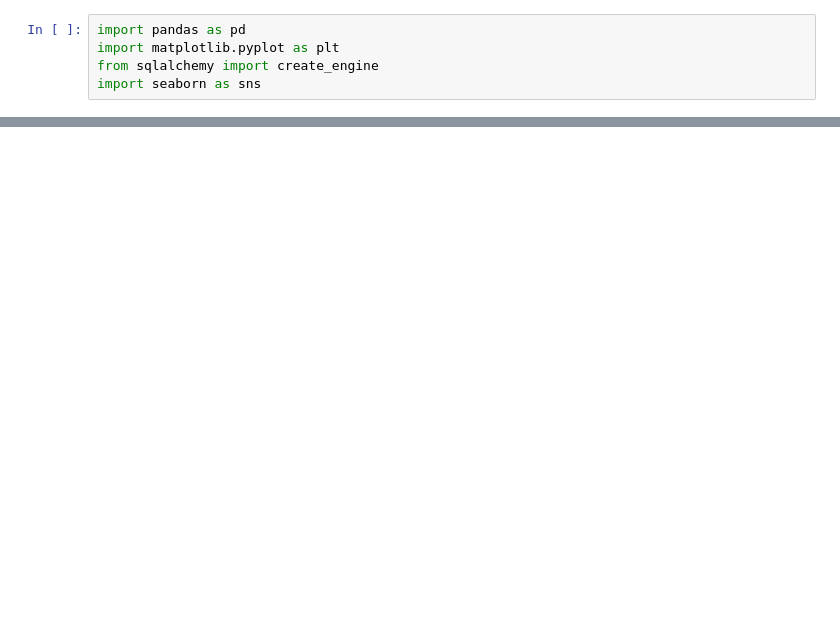
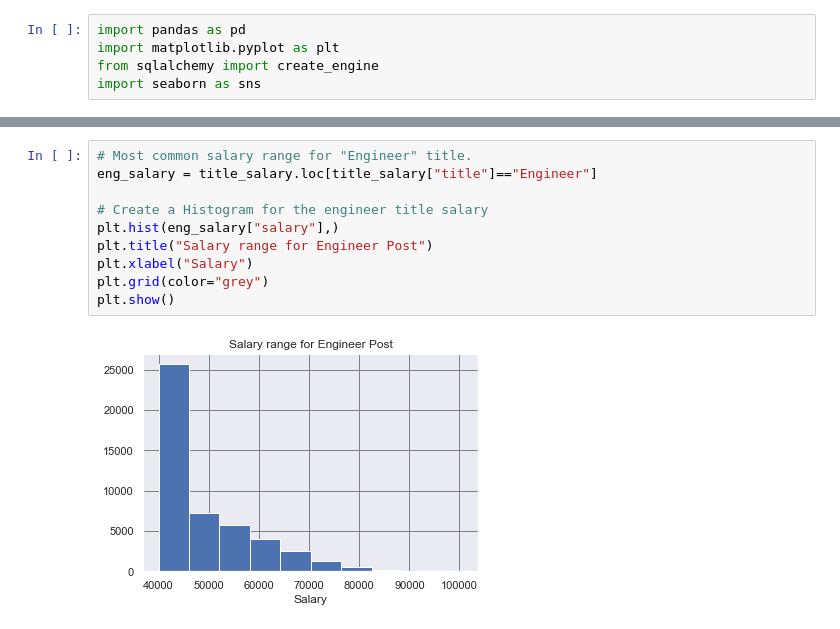
Before and after one commit to ravipatel0113/SQL_Challenge, a Jupyter notebook: Employee_SQL/Bonus/Bonus_part.ipynb, the cells around one changed output, grey strips where cells are left out. Drawn from its saved outputs; the diff is of its cells as text; blank space fills up the shorter version.

```diff
--- a/Employee_SQL/Bonus/Bonus_part.ipynb
+++ b/Employee_SQL/Bonus/Bonus_part.ipynb
@@ -188,0 +130,12 @@ epilogue
+# %%
+# Most common salary range for "Engineer" title.
+eng_salary = title_salary.loc[title_salary["title"]=="Engineer"]
+
+# Create a Histogram for the engineer title salary
+plt.hist(eng_salary["salary"],)
+plt.title("Salary range for Engineer Post")
+plt.xlabel("Salary")
+plt.grid(color="grey")
+plt.show()
+# %% [output]
+[figure, added]
```
Also changed, not shown: parts of 38 cells of this notebook.
